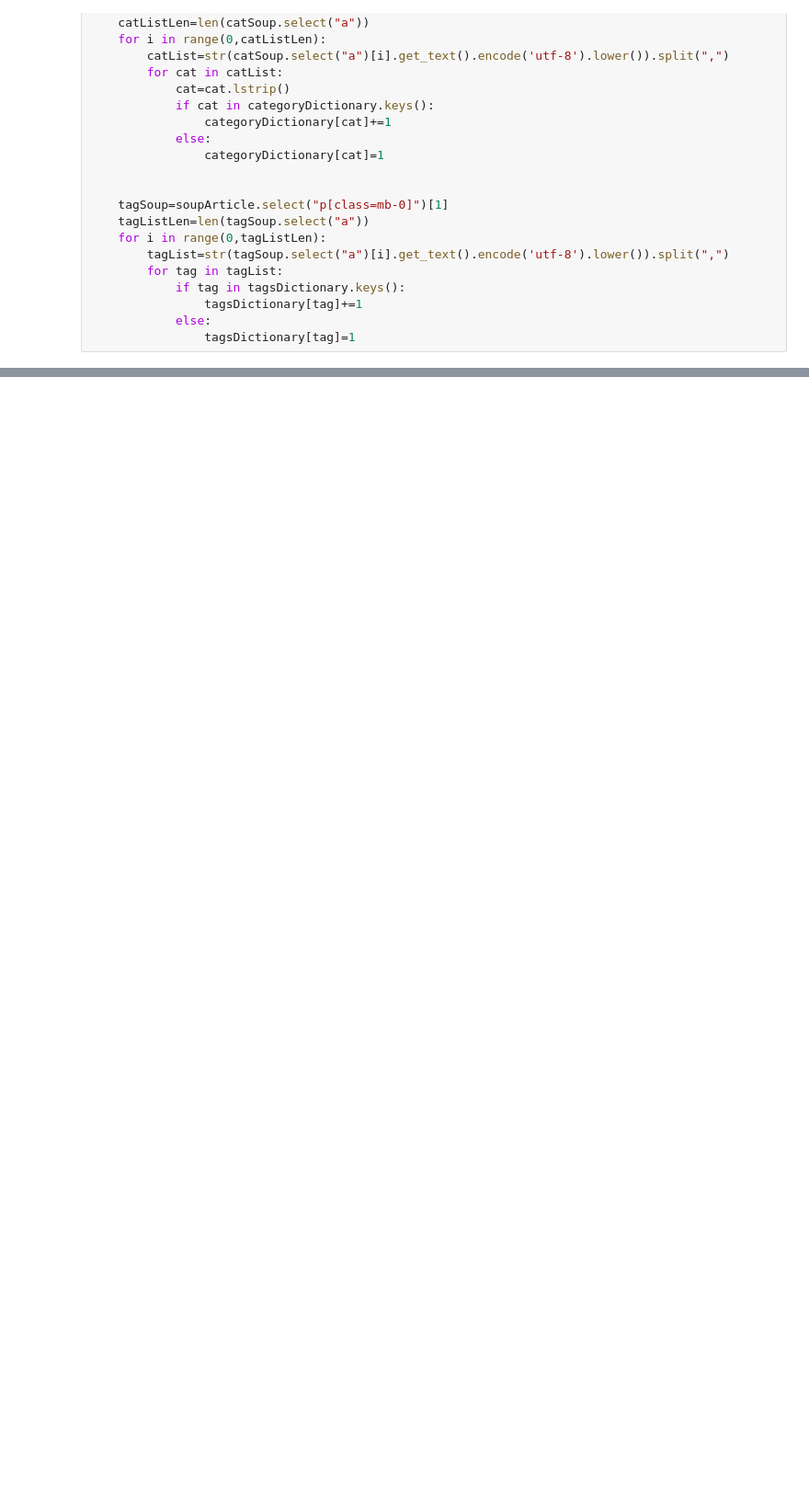
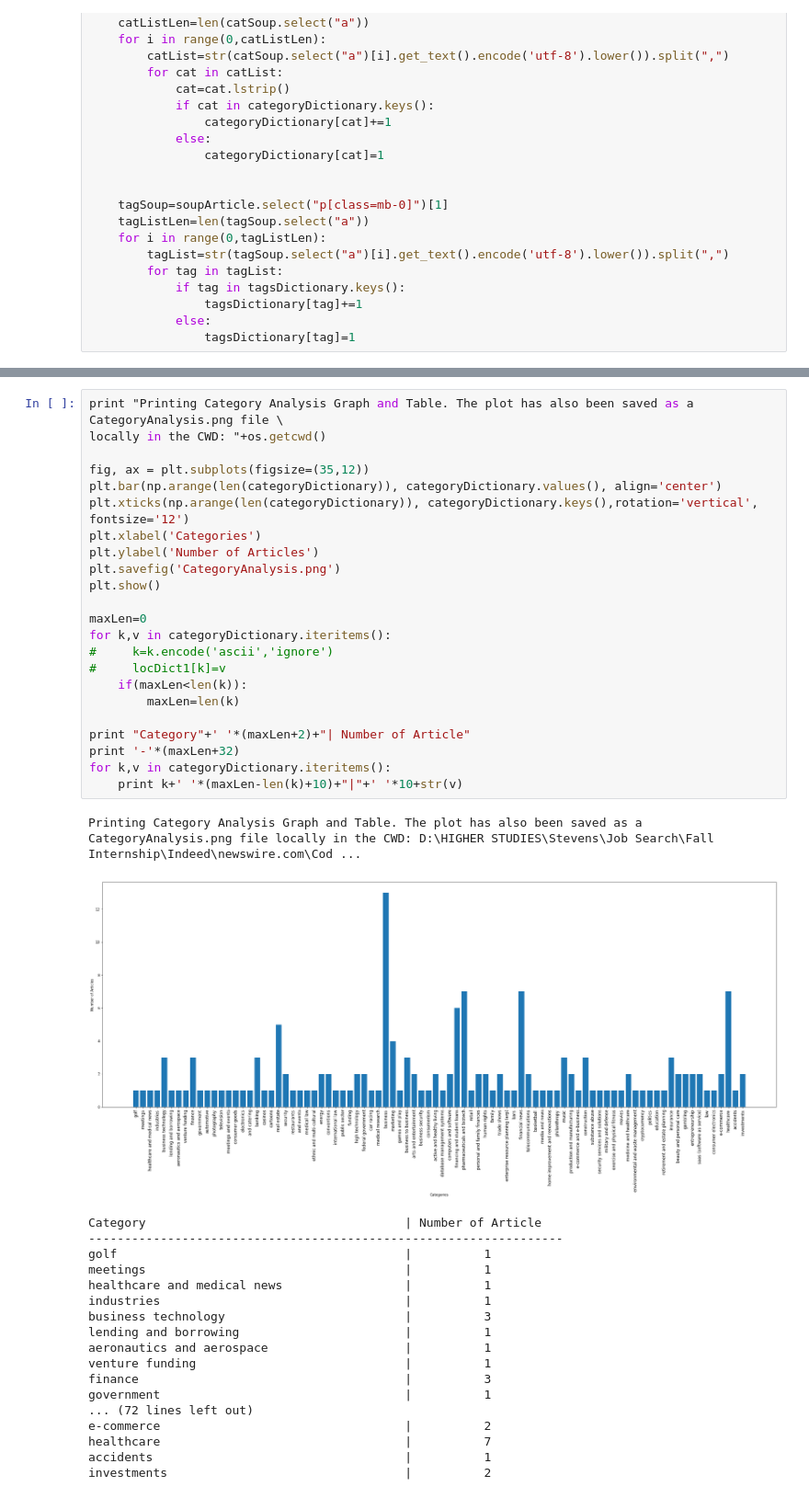
Before and after one commit to manansatra3/newswire-newsroom-analysis, a Jupyter notebook: MananSatra_Test.ipynb, the cells around one changed output, grey strips where cells are left out. Shown at 92% size. Saved outputs shown, nothing was run; the diff lists cells and outputs as text; blank space fills up the shorter version.

```diff
--- a/MananSatra_Test.ipynb
+++ b/MananSatra_Test.ipynb
@@ -186,0 +198,43 @@ ValueError: x and y must be the same size
+# %%
+print "Printing Category Analysis Graph and Table. The plot has also been saved as a CategoryAnalysis.png file \
+locally in the CWD: "+os.getcwd()
+
+fig, ax = plt.subplots(figsize=(35,12))
+plt.bar(np.arange(len(categoryDictionary)), categoryDictionary.values(), align='center')
+plt.xticks(np.arange(len(categoryDictionary)), categoryDictionary.keys(),rotation='vertical', fontsize='12')
+plt.xlabel('Categories')
+plt.ylabel('Number of Articles')
+plt.savefig('CategoryAnalysis.png')
+plt.show()
+
+maxLen=0
+for k,v in categoryDictionary.iteritems():
+#     k=k.encode('ascii','ignore')
+#     locDict1[k]=v
+    if(maxLen<len(k)):
+        maxLen=len(k)
+
+print "Category"+' '*(maxLen+2)+"| Number of Article"
+print '-'*(maxLen+32)
+for k,v in categoryDictionary.iteritems():
+    print k+' '*(maxLen-len(k)+10)+"|"+' '*10+str(v)
+# %% [output]
+Printing Category Analysis Graph and Table. The plot has also been saved as a CategoryAnalysis.png file locally in the CWD: D:\HIGHER STUDIES\Stevens\Job Search\Fall Internship\Indeed\newswire.com\Cod ...
+[figure, added]
+Category                                    | Number of Article
+------------------------------------------------------------------
+golf                                        |          1
+meetings                                    |          1
+healthcare and medical news                 |          1
+industries                                  |          1
+business technology                         |          3
+lending and borrowing                       |          1
+aeronautics and aerospace                   |          1
+venture funding                             |          1
+finance                                     |          3
+government                                  |          1
+... (72 lines left out)
+e-commerce                                  |          2
+healthcare                                  |          7
+accidents                                   |          1
+investments                                 |          2
```
Also changed, not shown: parts of 8 cells of this notebook, 1 other file.
